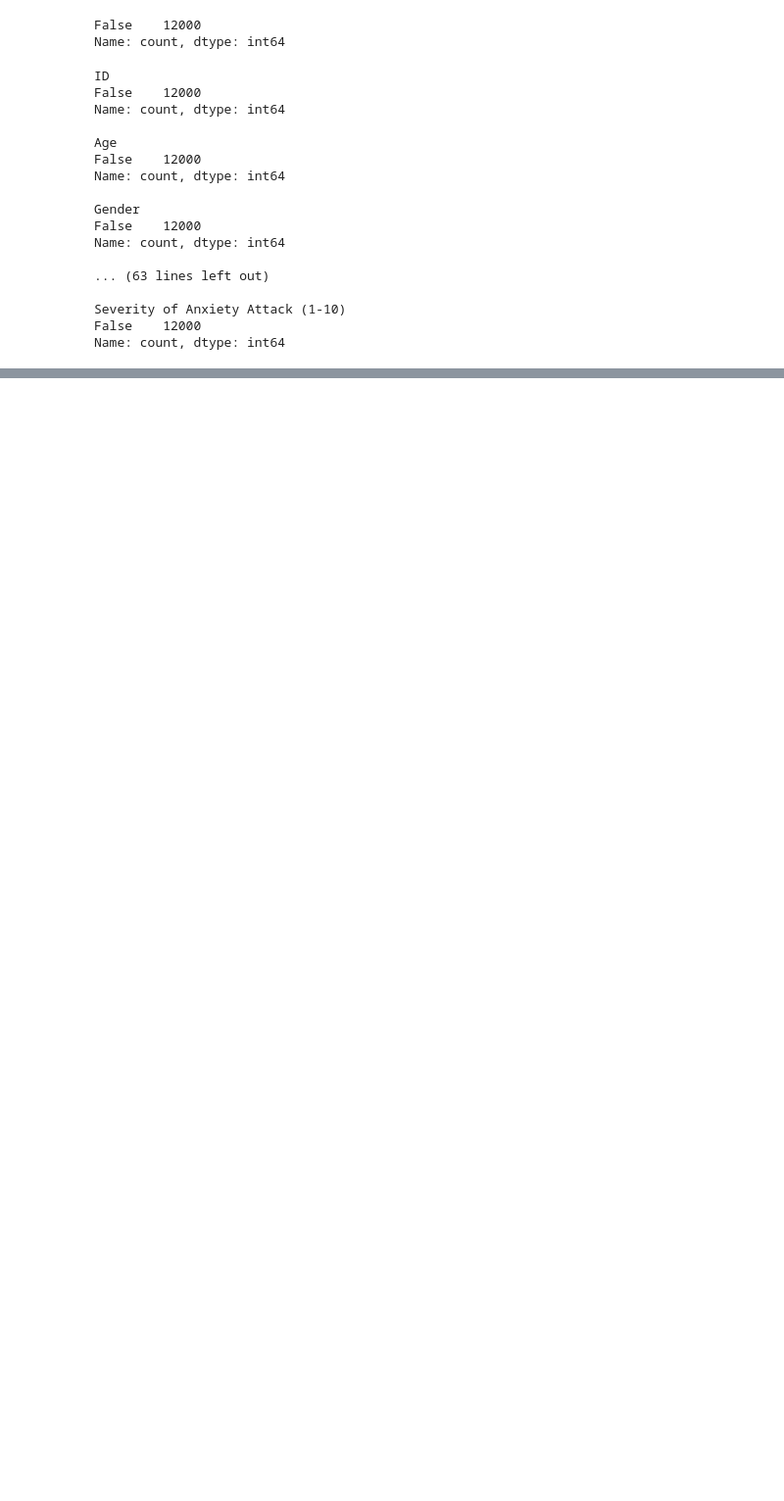
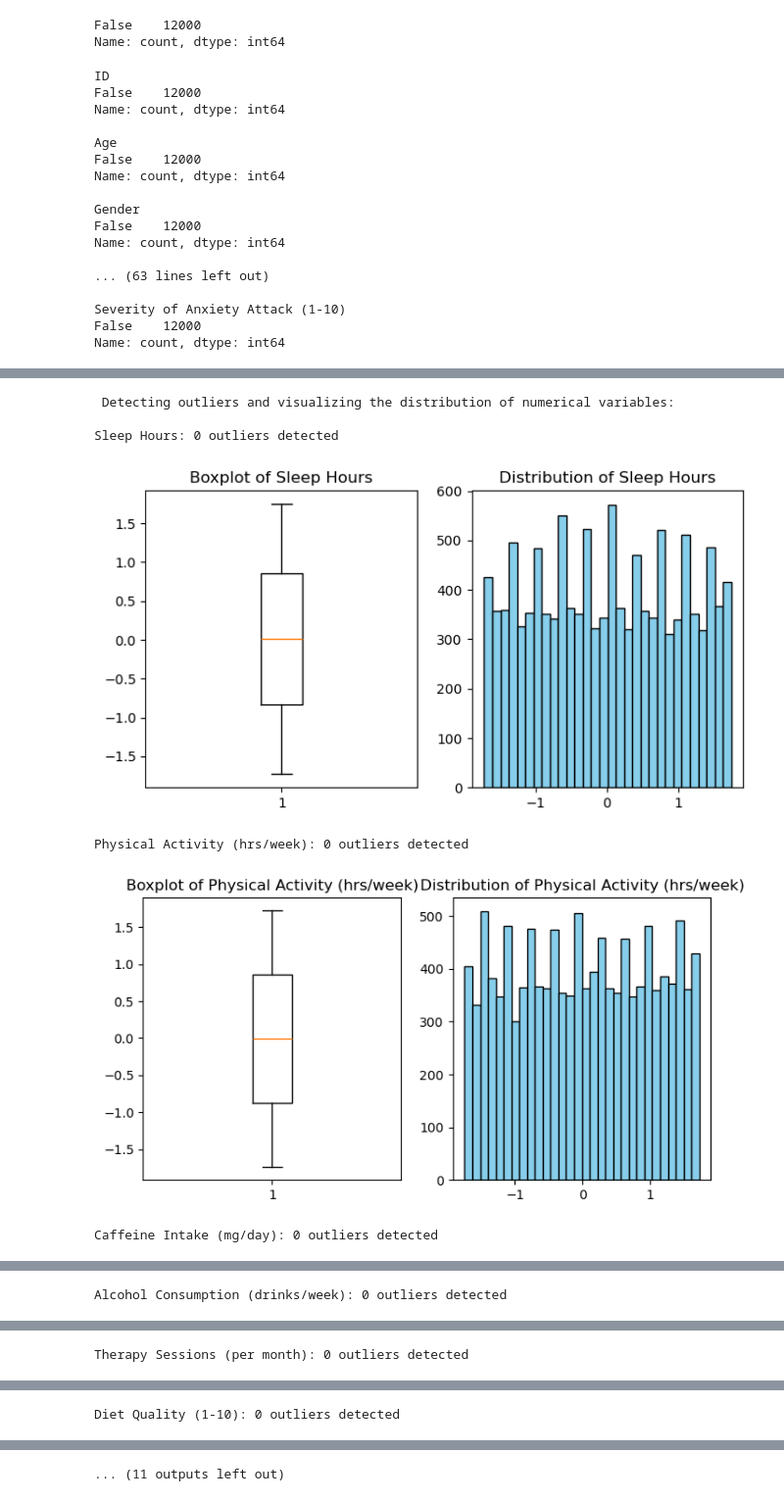
Before and after one commit to 100495761/MSE446, a Jupyter notebook: main.ipynb, the cells around one changed output, grey strips where cells are left out. Shown at 98% size. Saved outputs shown, nothing was run; the diff lists cells and outputs as text; code cells hidden in the pictures; blank space fills up the shorter version.

```diff
--- a/main.ipynb
+++ b/main.ipynb
@@ -544,0 +161,68 @@ data
+# %%
+# 3. Normalize Numerical Variables
+numerical_cols = [
+    'Sleep Hours',
+    'Physical Activity (hrs/week)',
+    'Caffeine Intake (mg/day)',
+    'Alcohol Consumption (drinks/week)',
+    'Therapy Sessions (per month)',
+    'Diet Quality (1-10)',
+    "Stress Level (1-10)",
+    "Heart Rate (bpm during attack)",
+    "Breathing Rate (breaths/min)",
+    "Sweating Level (1-5)"
+]
+def detect_outliers_and_normalize(data, numerical_cols):
+    print(" Detecting outliers and visualizing the distribution of numerical variables:\n")
+
+    outliers_info = {}
+
+    for col in numerical_cols:
+        # Calculate the Interquartile Range (IQR)
+        Q1 = data[col].quantile(0.25)  # First quartile
+        Q3 = data[col].quantile(0.75)  # Third quartile
+        IQR = Q3 - Q1
+        lower_bound = Q1 - 1.5 * IQR
+        upper_bound = Q3 + 1.5 * IQR
+
+        # Detect outliers
+        outliers = data[(data[col] < lower_bound) | (data[col] > upper_bound)]
+        num_outliers = len(outliers)
+        outliers_info[col] = num_outliers
+
+        # Display outlier information
+        print(f"{col}: {num_outliers} outliers detected")
+
+        # Visualize the variable distribution with a boxplot
+        plt.figure(figsize=(8, 4))
+        plt.subplot(1, 2, 1)
+        plt.boxplot(data[col])
+        plt.title(f'Boxplot of {col}')
+
+        # Visualize with a histogram
+        plt.subplot(1, 2, 2)
+        plt.hist(data[col], bins=30, color='skyblue', edgecolor='black')
+        plt.title(f'Distribution of {col}')
+
+        plt.show()
+
+    print("\n Summary of detected outliers:")
+    for col, count in outliers_info.items():
+        print(f"- {col}: {count} outliers")
+
+    # Normalize numerical variables with StandardScaler
+    scaler = StandardScaler()
+    data[numerical_cols] = scaler.fit_transform(data[numerical_cols])
+
+    print("\n Numerical variables successfully normalized.")
+
+    return data
+detect_outliers_and_normalize(data, numerical_cols)
+# %% [output]
+ Detecting outliers and visualizing the distribution of numerical variables:
+
+Sleep Hours: 0 outliers detected
+[figure, added]
+Physical Activity (hrs/week): 0 outliers detected
+[figure, added]
+Caffeine Intake (mg/day): 0 outliers detected
@@ -544,0 +230 @@ data
+Alcohol Consumption (drinks/week): 0 outliers detected
@@ -544,0 +232 @@ data
+Therapy Sessions (per month): 0 outliers detected
@@ -544,0 +234 @@ data
+Diet Quality (1-10): 0 outliers detected
@@ -544,0 +236 @@ data
+... (11 outputs left out)
```
Also changed, not shown: parts of 36 cells of this notebook.
